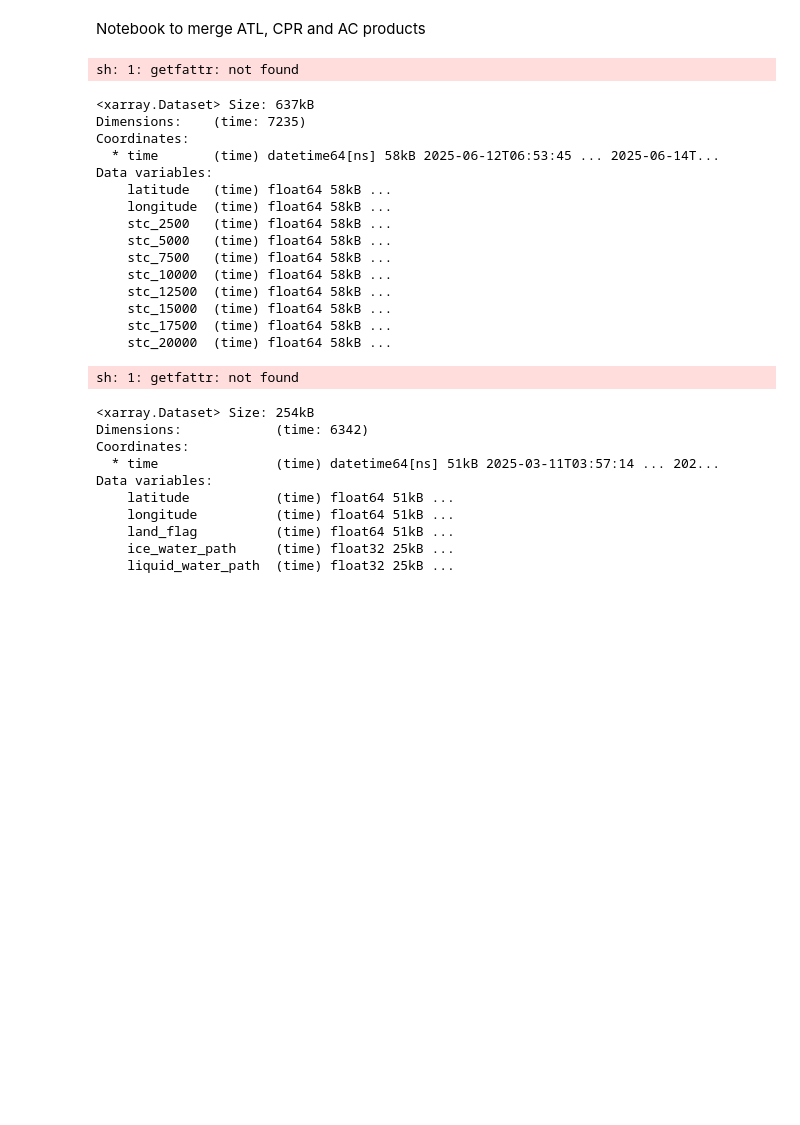
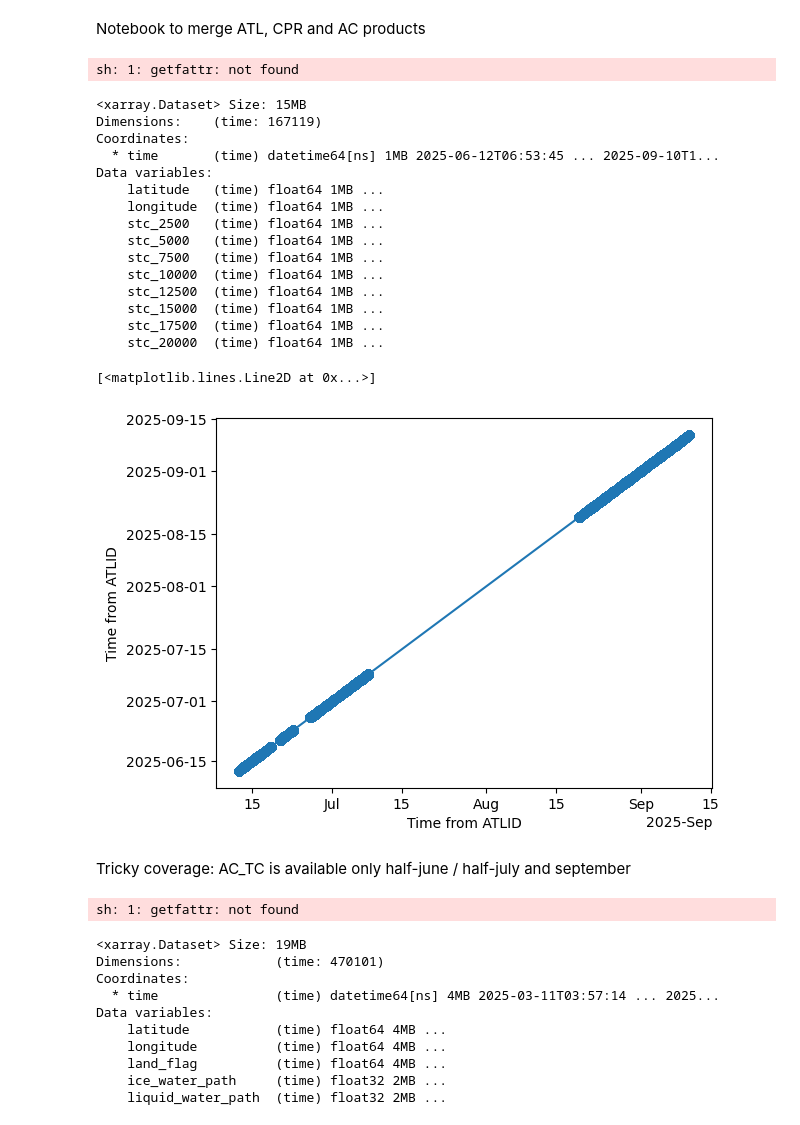
Before and after one commit to giacom0rovers1/earthcare_aerosol_cloud_interactions, a Jupyter notebook: merger.ipynb, the cells around one changed output. Saved outputs shown, nothing was run; the diff lists cells and outputs as text; code cells hidden in the pictures; blank space fills up the shorter version.

```diff
--- a/merger.ipynb
+++ b/merger.ipynb
@@ -21,35 +22,42 @@ _test = '_TEST10'
 # %%
-a = xr.open_dataset(f"AC__TC__2B_1s{_test}.nc", )
+a = xr.open_dataset(f"AC__TC__2B_1s{_test}.nc")
 a
 # %% [output]
 sh: 1: getfattr: not found
-<xarray.Dataset> Size: 637kB
-Dimensions:    (time: 7235)
+<xarray.Dataset> Size: 15MB
+Dimensions:    (time: 167119)
 Coordinates:
-  * time       (time) datetime64[ns] 58kB 2025-06-12T06:53:45 ... 2025-06-14T...
+  * time       (time) datetime64[ns] 1MB 2025-06-12T06:53:45 ... 2025-09-10T1...
 Data variables:
-    latitude   (time) float64 58kB ...
-    longitude  (time) float64 58kB ...
-    stc_2500   (time) float64 58kB ...
-    stc_5000   (time) float64 58kB ...
-    stc_7500   (time) float64 58kB ...
-    stc_10000  (time) float64 58kB ...
-    stc_12500  (time) float64 58kB ...
-    stc_15000  (time) float64 58kB ...
-    stc_17500  (time) float64 58kB ...
-    stc_20000  (time) float64 58kB ...
+    latitude   (time) float64 1MB ...
+    longitude  (time) float64 1MB ...
+    stc_2500   (time) float64 1MB ...
+    stc_5000   (time) float64 1MB ...
+    stc_7500   (time) float64 1MB ...
+    stc_10000  (time) float64 1MB ...
+    stc_12500  (time) float64 1MB ...
+    stc_15000  (time) float64 1MB ...
+    stc_17500  (time) float64 1MB ...
+    stc_20000  (time) float64 1MB ...
+# %%
+a.time.plot(marker='o')
+# %% [output]
+[<matplotlib.lines.Line2D at 0x...>]
+[figure, added]
+# %% [markdown]
+Tricky coverage: AC_TC is available only half-june / half-july and september
 # %%
-b = xr.open_dataset(f"CPR_CLD_2A_1s{_test}.nc", )
+b = xr.open_dataset(f"CPR_CLD_2A_1s{_test}.nc")
 b
 # %% [output]
 sh: 1: getfattr: not found
-<xarray.Dataset> Size: 254kB
-Dimensions:            (time: 6342)
+<xarray.Dataset> Size: 19MB
+Dimensions:            (time: 470101)
 Coordinates:
-  * time               (time) datetime64[ns] 51kB 2025-03-11T03:57:14 ... 202...
+  * time               (time) datetime64[ns] 4MB 2025-03-11T03:57:14 ... 2025...
 Data variables:
-    latitude           (time) float64 51kB ...
-    longitude          (time) float64 51kB ...
-    land_flag          (time) float64 51kB ...
-    ice_water_path     (time) float32 25kB ...
-    liquid_water_path  (time) float32 25kB ...
+    latitude           (time) float64 4MB ...
+    longitude          (time) float64 4MB ...
+    land_flag          (time) float64 4MB ...
+    ice_water_path     (time) float32 2MB ...
+    liquid_water_path  (time) float32 2MB ...
```
Also changed, not shown: parts of 26 cells of this notebook, 2 other files.
